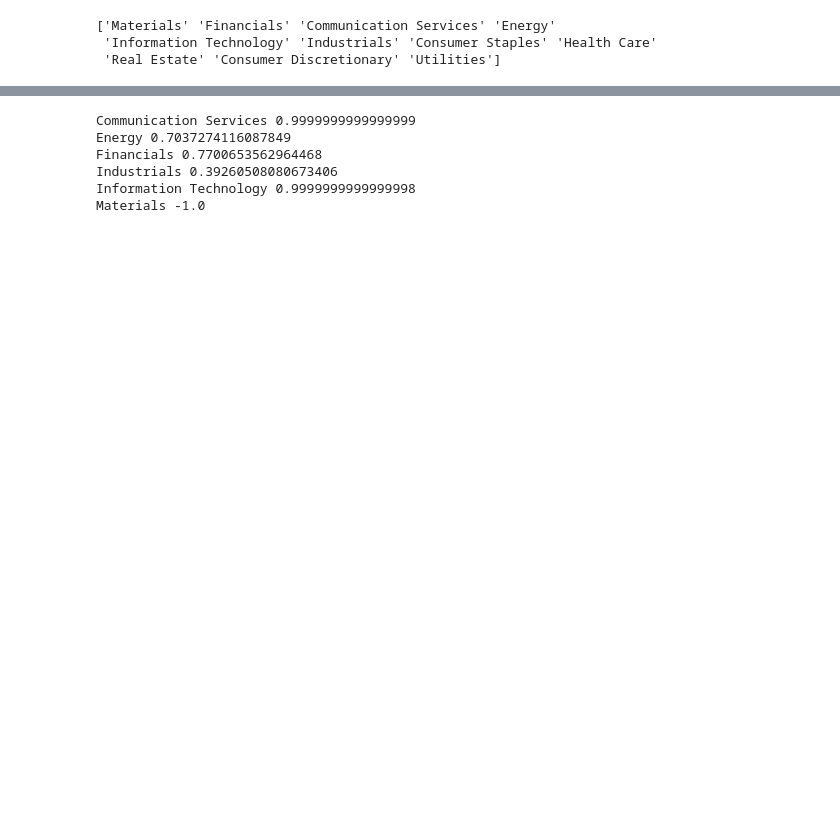
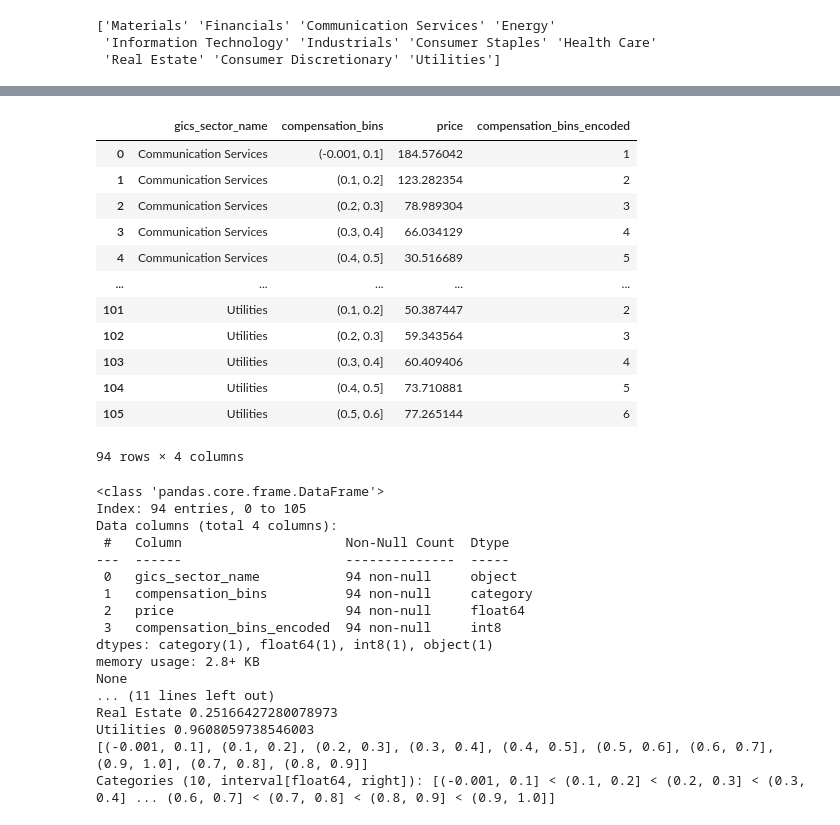
Before and after one commit to lucasarabi/Executive-Compensation-Research, a Jupyter notebook: code/returns_graphing/sector_average_correlation.ipynb, the cells around one changed output, grey strips where cells are left out. Drawn from its saved outputs; the diff is of its cells as text; code cells hidden in the pictures; blank space fills up the shorter version.

```diff
--- a/code/returns_graphing/sector_average_correlation.ipynb
+++ b/code/returns_graphing/sector_average_correlation.ipynb
@@ -253,14 +256,42 @@ result = main_df.groupby(['gics_sector_name', 'compensation_bins'])['yearly_perc
 # %%
-result.dropna(inplace=True)
+display(result)
+print(result.info())
+print('\nCorrelation')
 for sector_name,i in result.groupby("gics_sector_name"):
-    y= i["yearly_percent_return"]
+    y= i["price"]
     x=np.arange(len(y))
     np.corrcoef(x,y)[0, 1]
     print("{} {}".format(sector_name,np.corrcoef(x,y)[0, 1]))
+
+print(result['compensation_bins'].unique())
 # %% [output]
+|  | gics_sector_name | compensation_bins | price | compensation_bins_encoded |
+| 0 | Communication Services | (-0.001, 0.1] | 184.576042 | 1 |
+| 1 | Communication Services | (0.1, 0.2] | 123.282354 | 2 |
+| 2 | Communication Services | (0.2, 0.3] | 78.989304 | 3 |
+| 3 | Communication Services | (0.3, 0.4] | 66.034129 | 4 |
+| 4 | Communication Services | (0.4, 0.5] | 30.516689 | 5 |
+| ... | ... | ... | ... | ... |
+| 101 | Utilities | (0.1, 0.2] | 50.387447 | 2 |
+| 102 | Utilities | (0.2, 0.3] | 59.343564 | 3 |
+| 103 | Utilities | (0.3, 0.4] | 60.409406 | 4 |
+| 104 | Utilities | (0.4, 0.5] | 73.710881 | 5 |
+| 105 | Utilities | (0.5, 0.6] | 77.265144 | 6 |
-Communication Services 0.9999999999999999
-Energy 0.7037274116087849
-Financials 0.7700653562964468
-Industrials 0.39260508080673406
-Information Technology 0.9999999999999998
-Materials -1.0
+94 rows × 4 columns
+<class 'pandas.core.frame.DataFrame'>
+Index: 94 entries, 0 to 105
+Data columns (total 4 columns):
+ #   Column                     Non-Null Count  Dtype
+---  ------                     --------------  -----
+ 0   gics_sector_name           94 non-null     object
+ 1   compensation_bins          94 non-null     category
+ 2   price                      94 non-null     float64
+ 3   compensation_bins_encoded  94 non-null     int8
+dtypes: category(1), float64(1), int8(1), object(1)
+memory usage: 2.8+ KB
+None
+... (11 lines left out)
+Real Estate 0.25166427280078973
+Utilities 0.9608059738546003
+[(-0.001, 0.1], (0.1, 0.2], (0.2, 0.3], (0.3, 0.4], (0.4, 0.5], (0.5, 0.6], (0.6, 0.7], (0.9, 1.0], (0.7, 0.8], (0.8, 0.9]]
+Categories (10, interval[float64, right]): [(-0.001, 0.1] < (0.1, 0.2] < (0.2, 0.3] < (0.3, 0.4] ... (0.6, 0.7] < (0.7, 0.8] < (0.8, 0.9] < (0.9, 1.0]]
```
Also changed, not shown: parts of 7 cells of this notebook, 3 other files.
